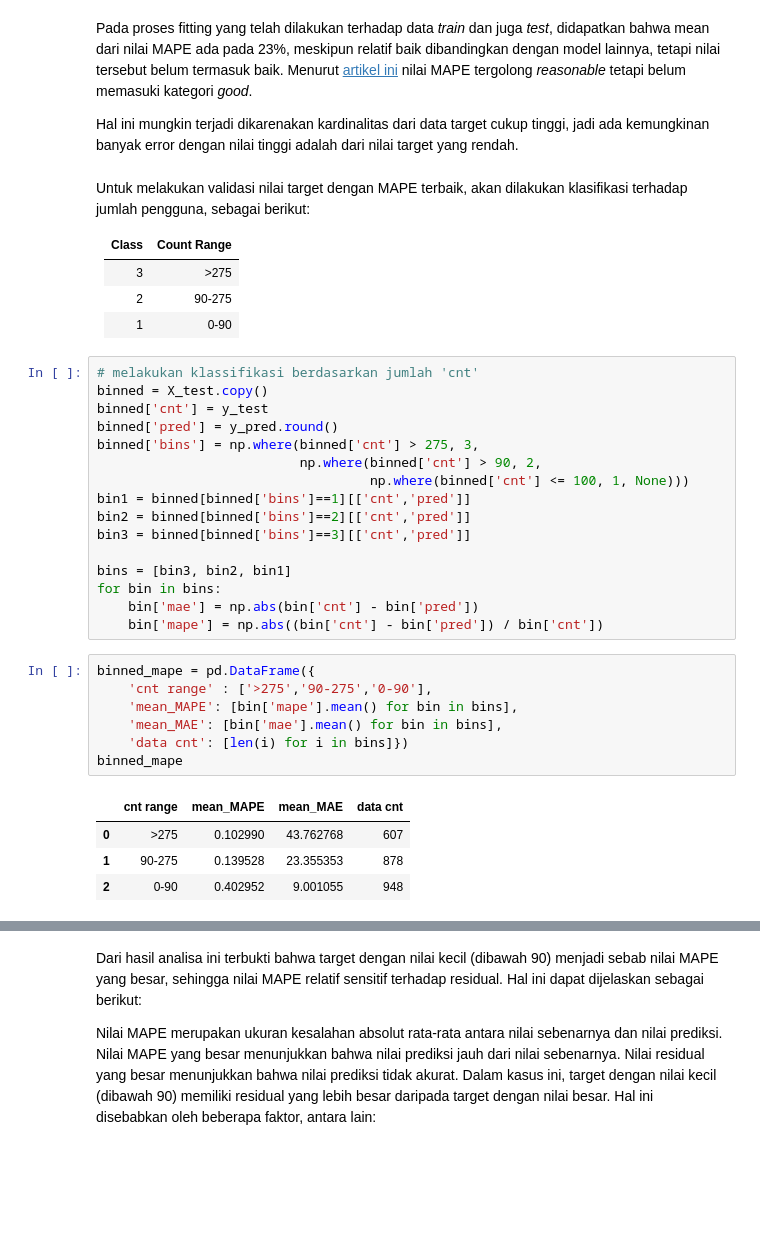
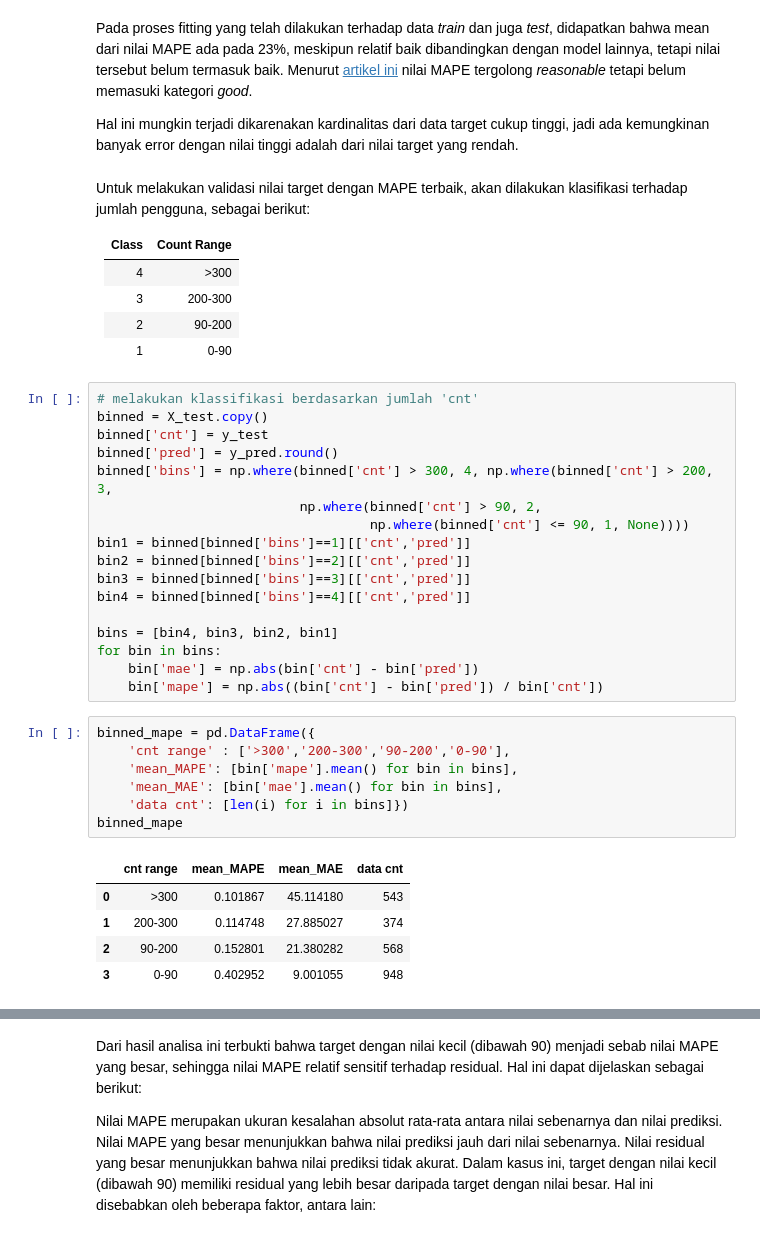
Before and after one commit to atthabrizi/JCDS-Capstone3, a Jupyter notebook: Bike Sharing ML.ipynb, the cells around one changed output, grey strips where cells are left out. Cells and saved outputs as stored; diff of their text form; blank space fills up the shorter version.

```diff
--- a/Bike Sharing ML.ipynb
+++ b/Bike Sharing ML.ipynb
@@ -1047,34 +1044,37 @@ Untuk melakukan validasi nilai target dengan MAPE terbaik, akan dilakukan klasif
 
 | Class | Count Range   |
 |-----------|---------|
-| 3         | >275    |
-| 2         | 90-275 |
+| 4         | >300    |
+| 3         | 200-300    |
+| 2         | 90-200 |
 | 1         | 0-90   |
 # %%
 # melakukan klassifikasi berdasarkan jumlah 'cnt'
 binned = X_test.copy()
 binned['cnt'] = y_test
 binned['pred'] = y_pred.round()
-binned['bins'] = np.where(binned['cnt'] > 275, 3,
+binned['bins'] = np.where(binned['cnt'] > 300, 4, np.where(binned['cnt'] > 200, 3,
                           np.where(binned['cnt'] > 90, 2,
-                                   np.where(binned['cnt'] <= 100, 1, None)))
+                                   np.where(binned['cnt'] <= 90, 1, None))))
 bin1 = binned[binned['bins']==1][['cnt','pred']]
 bin2 = binned[binned['bins']==2][['cnt','pred']]
 bin3 = binned[binned['bins']==3][['cnt','pred']]
+bin4 = binned[binned['bins']==4][['cnt','pred']]
 
-bins = [bin3, bin2, bin1]
+bins = [bin4, bin3, bin2, bin1]
 for bin in bins:
     bin['mae'] = np.abs(bin['cnt'] - bin['pred'])
     bin['mape'] = np.abs((bin['cnt'] - bin['pred']) / bin['cnt'])
 # %%
 binned_mape = pd.DataFrame({
-    'cnt range' : ['>275','90-275','0-90'],
+    'cnt range' : ['>300','200-300','90-200','0-90'],
     'mean_MAPE': [bin['mape'].mean() for bin in bins],
     'mean_MAE': [bin['mae'].mean() for bin in bins],
     'data cnt': [len(i) for i in bins]})
 binned_mape
 # %% [output]
 |  | cnt range | mean_MAPE | mean_MAE | data cnt |
-| 0 | >275 | 0.102990 | 43.762768 | 607 |
-| 1 | 90-275 | 0.139528 | 23.355353 | 878 |
-| 2 | 0-90 | 0.402952 | 9.001055 | 948 |
+| 0 | >300 | 0.101867 | 45.114180 | 543 |
+| 1 | 200-300 | 0.114748 | 27.885027 | 374 |
+| 2 | 90-200 | 0.152801 | 21.380282 | 568 |
+| 3 | 0-90 | 0.402952 | 9.001055 | 948 |
```
Also changed, not shown: parts of 12 cells of this notebook, 7 other files.
